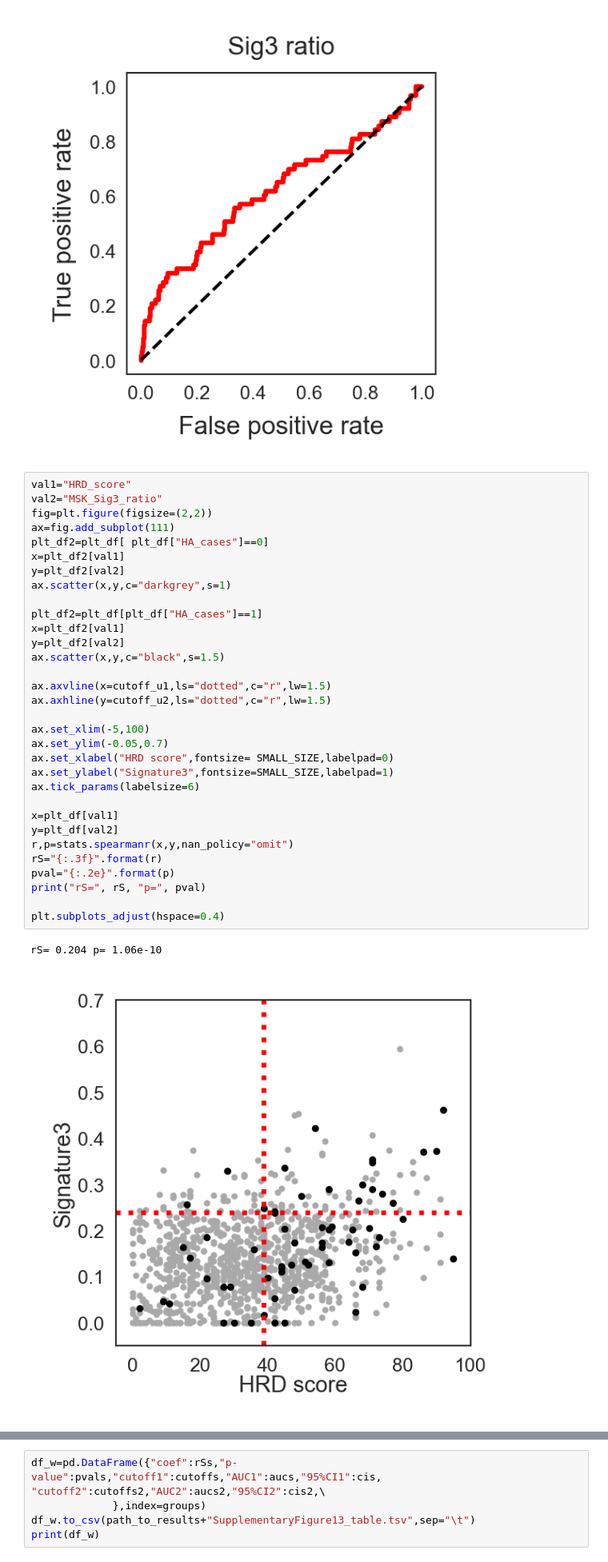
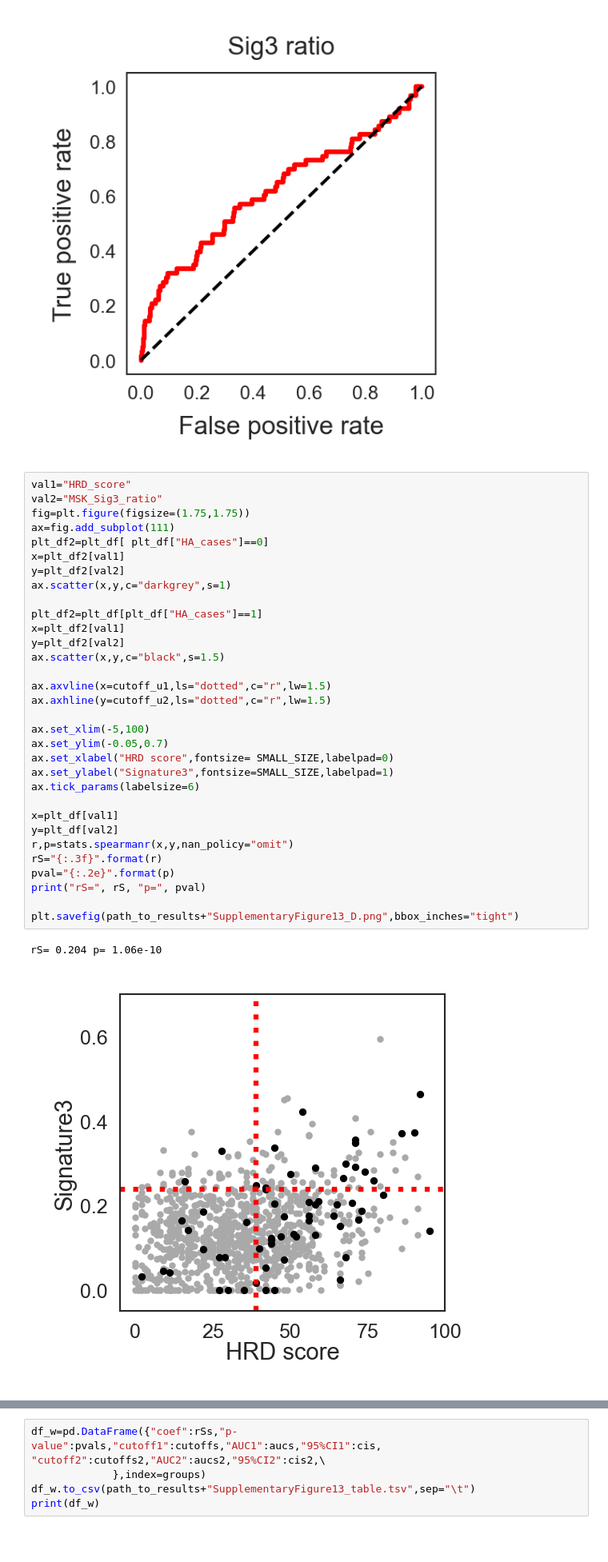
Before and after one commit to shirotak/pancancer_hrd_analysis, a Jupyter notebook: script/Figure6AB.ipynb, the cells around one changed output, grey strips where cells are left out. Shown at 80% size. Saved outputs shown, nothing was run; the diff lists cells and outputs as text; blank space fills up the shorter version.

```diff
--- a/script/Figure6AB.ipynb
+++ b/script/Figure6AB.ipynb
@@ -880,38 +880,38 @@ Text(0, 0.5, 'True positive rate')
 # %%
 val1="HRD_score"
 val2="MSK_Sig3_ratio"
-fig=plt.figure(figsize=(2,2))
+fig=plt.figure(figsize=(1.75,1.75))
 ax=fig.add_subplot(111)
 plt_df2=plt_df[ plt_df["HA_cases"]==0]
 x=plt_df2[val1]
 y=plt_df2[val2]
 ax.scatter(x,y,c="darkgrey",s=1)
 
 plt_df2=plt_df[plt_df["HA_cases"]==1]
 x=plt_df2[val1]
 y=plt_df2[val2]
 ax.scatter(x,y,c="black",s=1.5)
 
 ax.axvline(x=cutoff_u1,ls="dotted",c="r",lw=1.5)
 ax.axhline(y=cutoff_u2,ls="dotted",c="r",lw=1.5)
 
 ax.set_xlim(-5,100)
 ax.set_ylim(-0.05,0.7)
 ax.set_xlabel("HRD score",fontsize= SMALL_SIZE,labelpad=0)
 ax.set_ylabel("Signature3",fontsize=SMALL_SIZE,labelpad=1)
 ax.tick_params(labelsize=6)
 
 x=plt_df[val1]
 y=plt_df[val2]
 r,p=stats.spearmanr(x,y,nan_policy="omit")
 rS="{:.3f}".format(r)
 pval="{:.2e}".format(p)
 print("rS=", rS, "p=", pval)
 
-plt.subplots_adjust(hspace=0.4)
+plt.savefig(path_to_results+"SupplementaryFigure13_D.png",bbox_inches="tight")
 # %% [output]
 rS= 0.204 p= 1.06e-10
-[figure, old version]
+[figure, new version]
 # %%
 groups=['Female_TP53m', 'Male_TP53m', 'Female_TP53wt', 'Male_TP53wt']
 labels=['Female TP53m', 'Male TP53m', 'Female TP53wt', 'Male TP53wt']
```
Also changed, not shown: parts of 6 cells of this notebook, 8 other files.
